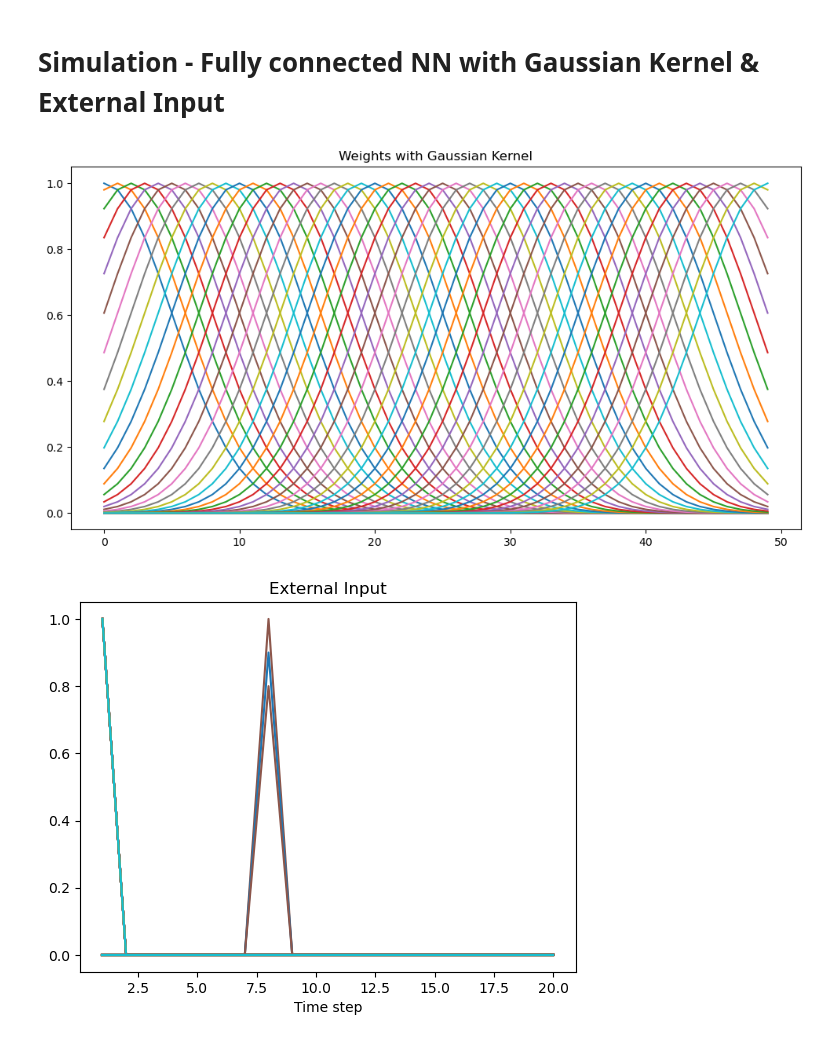
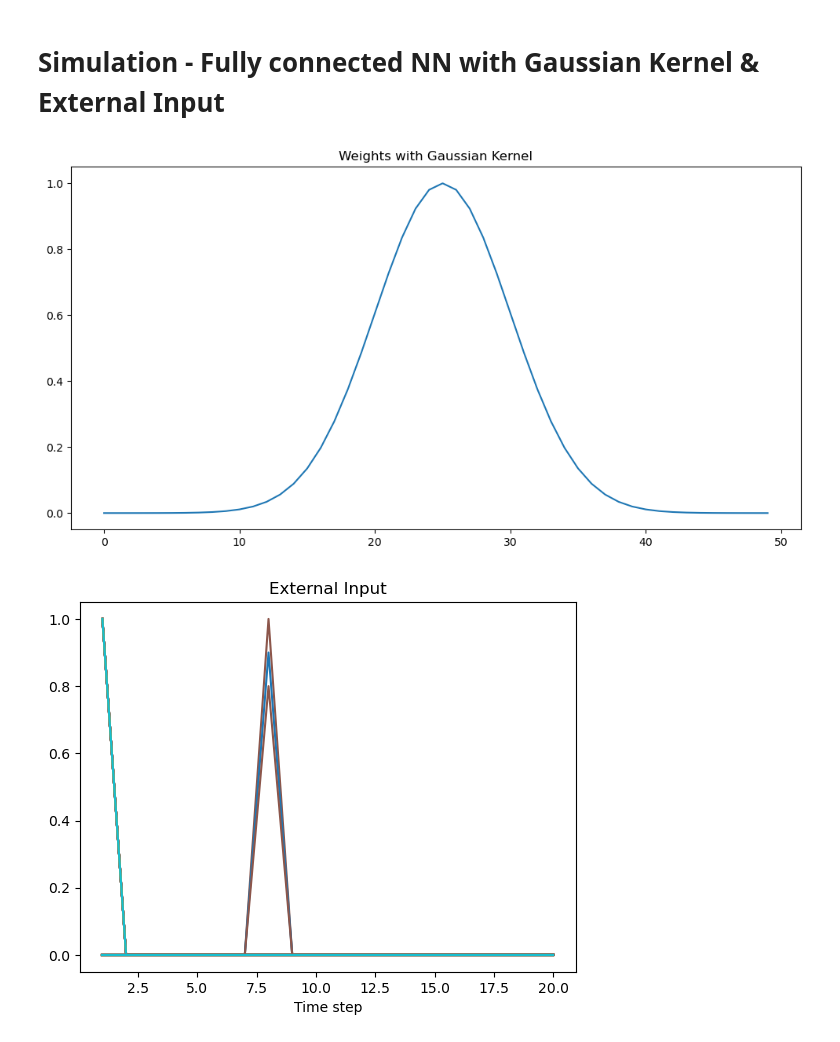
Before and after one commit to michealrm/Trappenberg_CAAN, a Jupyter notebook: caan_simulation.ipynb, the cells around one changed output. Drawn from its saved outputs; the diff is of its cells as text; code cells hidden in the pictures.

```diff
--- a/caan_simulation.ipynb
+++ b/caan_simulation.ipynb
@@ -8,18 +8,18 @@ import scipy as sp
 # %%
 num_nodes = 50
 num_time_steps = 20
 
 w = np.zeros((num_nodes, num_nodes))
 width = 0.2
 for r in range(1, num_nodes + 1):
     for c in range(1, num_nodes + 1):
         w[r - 1][c - 1] = math.exp(-math.pow(r - c, 2) / 2 * math.pow(width, 2))
 
 plt.figure(figsize=(12, 6))
 plt.title("Weights with Gaussian Kernel")
-plt.plot(np.arange(num_nodes), w);
+plt.plot(np.arange(num_nodes), w[25]);
 # %% [output]
-[figure, old version]
+[figure, new version]
 # %%
 external_input = np.zeros((num_nodes, num_time_steps))
 external_input[5, 7] = 1
```
Also changed, not shown: parts of 4 cells of this notebook, 1 other file.
